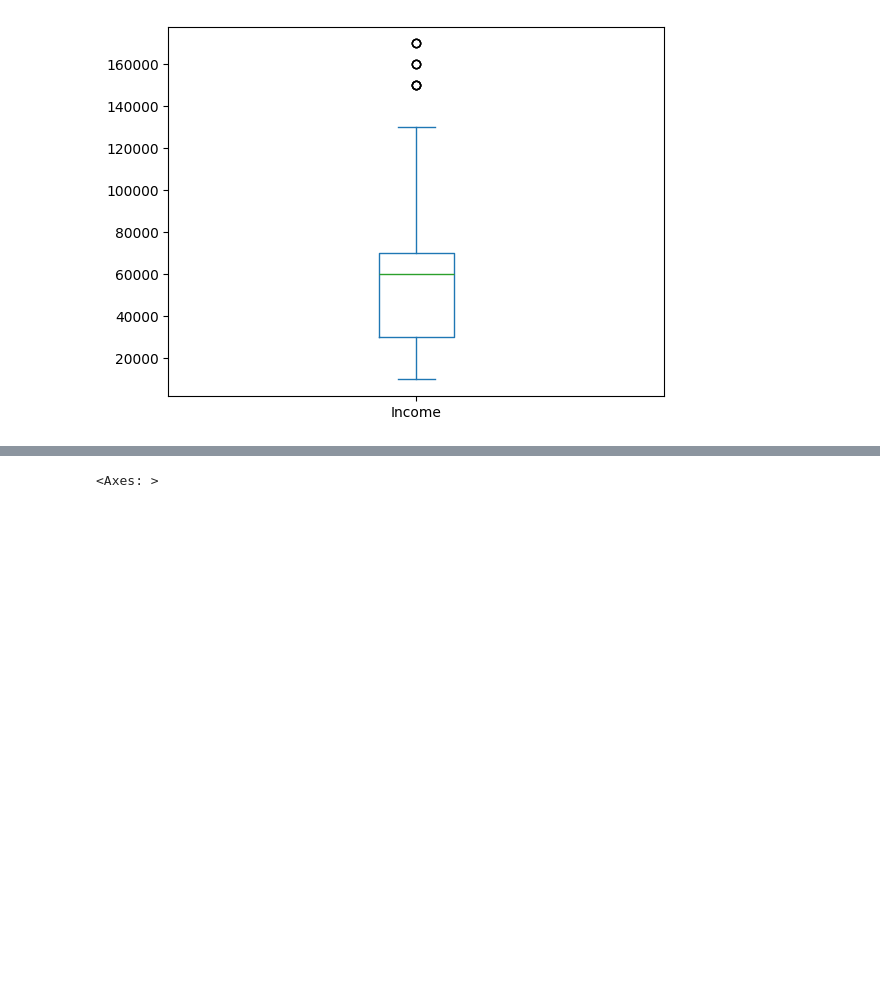
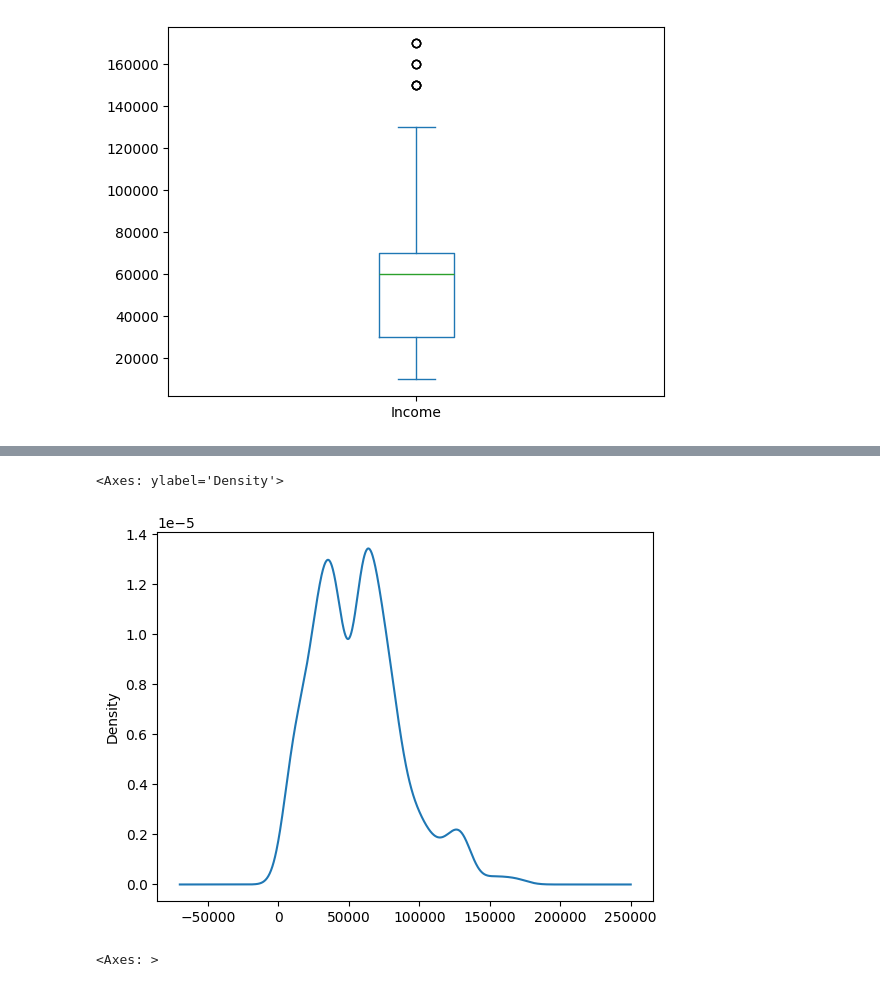
Before and after one commit to yaelgl/SemanaTecA01750911, a Jupyter notebook: bike.ipynb, the cells around one changed output, grey strips where cells are left out. Cells and saved outputs as stored; diff of their text form; code cells hidden in the pictures; blank space fills up the shorter version.

```diff
--- a/bike.ipynb
+++ b/bike.ipynb
@@ -110,3 +116,8 @@ df["Income"].plot.box()
+# %%
+df["Income"].plot.kde()
+# %% [output]
+<Axes: ylabel='Density'>
+[figure, added]
 # %%
 df["Cars"].plot.box()
 # %% [output]
```
Also changed, not shown: parts of 11 cells of this notebook.
